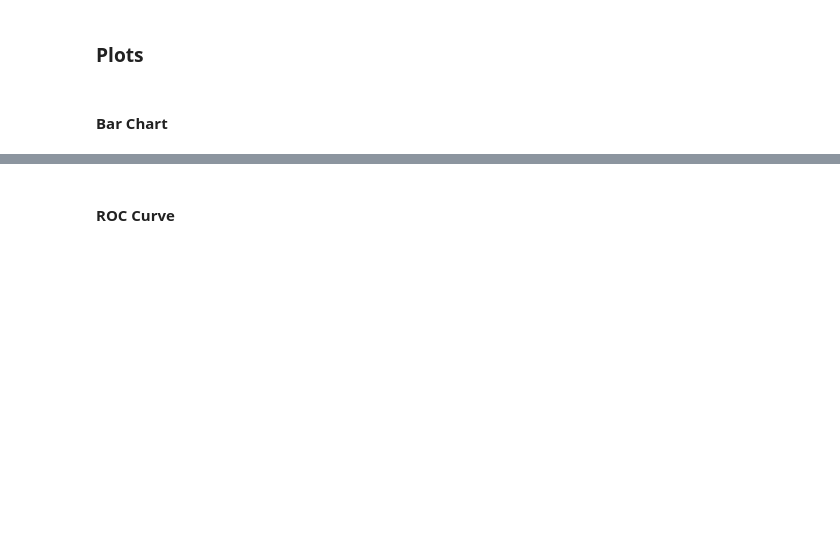
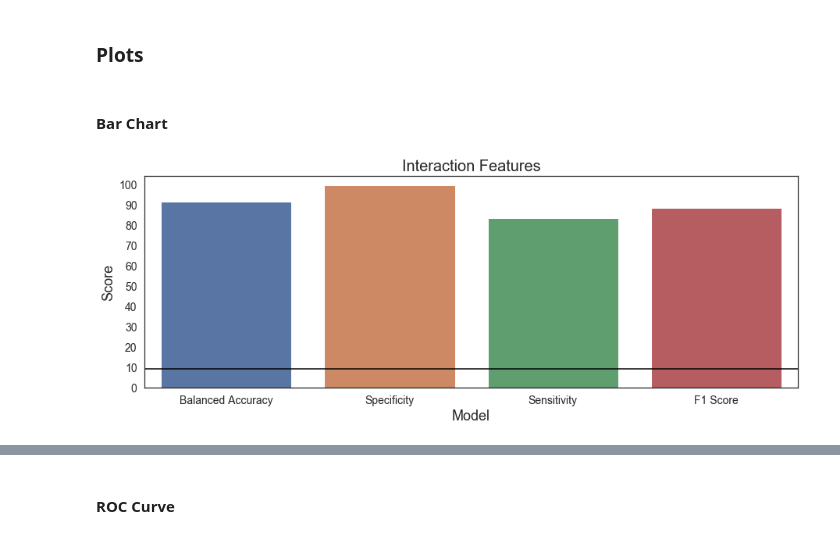
Before and after one commit to a-bergman/Pulsar-Star-Prediction, a Jupyter notebook: Code/Modeling & Evaluation.ipynb, the cells around one changed output, grey strips where cells are left out. Drawn from its saved outputs; the diff is of its cells as text; code cells hidden in the pictures; blank space fills up the shorter version.

```diff
--- a/Code/Modeling & Evaluation.ipynb
+++ b/Code/Modeling & Evaluation.ipynb
@@ -724,5 +857,7 @@ Because the ROC-AUC score is our most important metric, we chose the neural netw
 #### Bar Chart
 # %%
 plot_scores(df     = scores*100,
-            column = "Original Features",
-            label  = "Features Features")
+            column = "Interaction Features",
+            label  = "Interaction Features")
+# %% [output]
+[figure, added]
```
Also changed, not shown: parts of 45 cells of this notebook.
